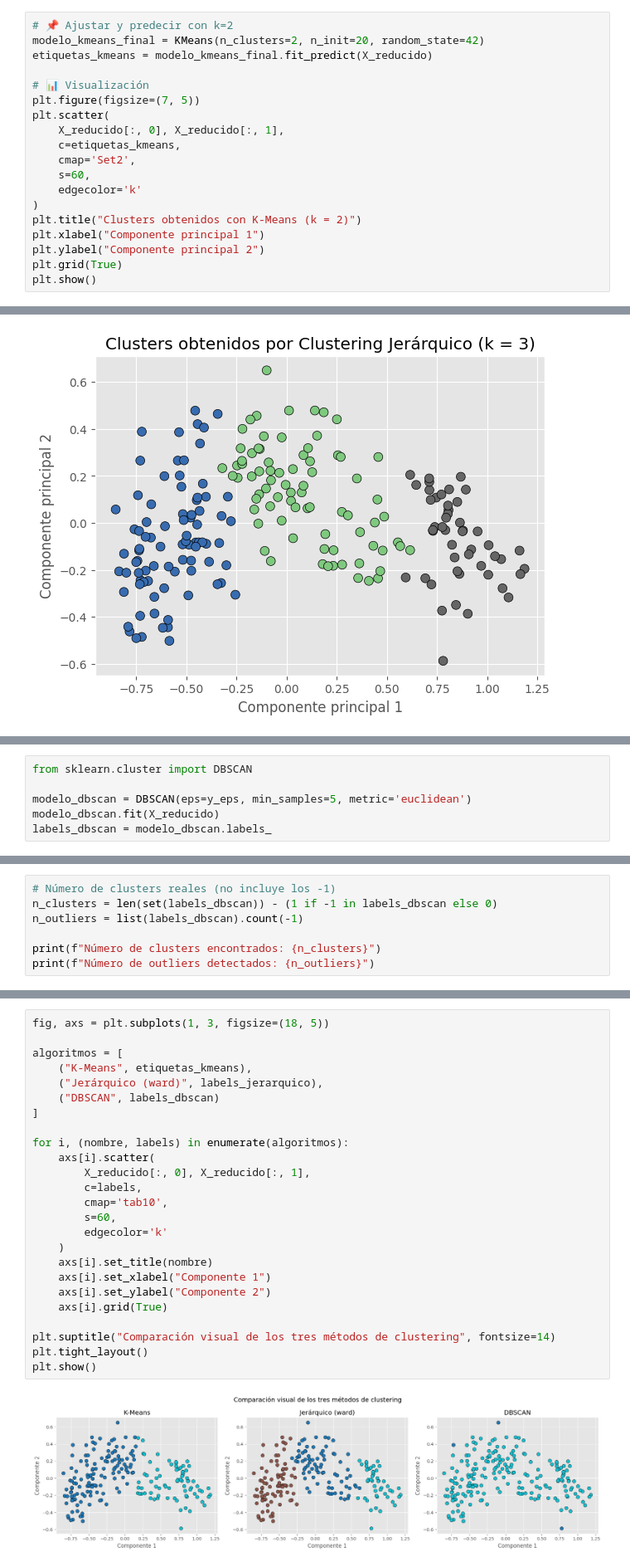
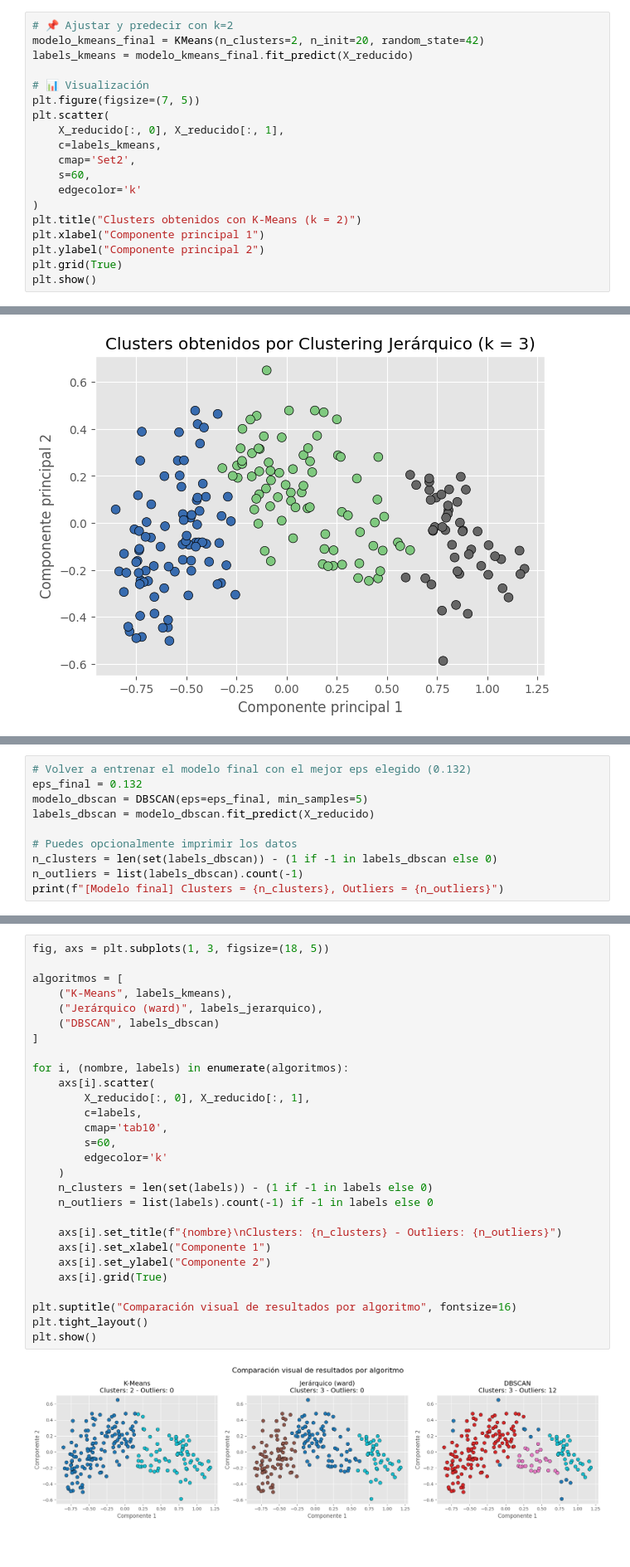
Before and after one commit to 100495884/Aprendizaje-Automatico-P2, a Jupyter notebook: notebooks/notebook_p2.ipynb, the cells around one changed output, grey strips where cells are left out. Shown at 83% size. Cells and saved outputs as stored; diff of their text form.

```diff
--- a/notebooks/notebook_p2.ipynb
+++ b/notebooks/notebook_p2.ipynb
@@ -185,13 +192,13 @@ Cada color representa un cluster, y el gráfico permite observar la separación
 # %%
 # 📌 Ajustar y predecir con k=2
 modelo_kmeans_final = KMeans(n_clusters=2, n_init=20, random_state=42)
-etiquetas_kmeans = modelo_kmeans_final.fit_predict(X_reducido)
+labels_kmeans = modelo_kmeans_final.fit_predict(X_reducido)
 
 # 📊 Visualización
 plt.figure(figsize=(7, 5))
 plt.scatter(
     X_reducido[:, 0], X_reducido[:, 1],
-    c=etiquetas_kmeans,
+    c=labels_kmeans,
     cmap='Set2',
     s=60,
     edgecolor='k'
@@ -369,7 +378 @@ x_point=195, y_eps=0.1609
-# %%
-from sklearn.cluster import DBSCAN
-
-modelo_dbscan = DBSCAN(eps=y_eps, min_samples=5, metric='euclidean')
-modelo_dbscan.fit(X_reducido)
-labels_dbscan = modelo_dbscan.labels_
 # %%
@@ -403,8 +422,11 @@ plt.show()
 # %%
-# Número de clusters reales (no incluye los -1)
+# Volver a entrenar el modelo final con el mejor eps elegido (0.132)
+eps_final = 0.132
+modelo_dbscan = DBSCAN(eps=eps_final, min_samples=5)
+labels_dbscan = modelo_dbscan.fit_predict(X_reducido)
+
+# Puedes opcionalmente imprimir los datos
 n_clusters = len(set(labels_dbscan)) - (1 if -1 in labels_dbscan else 0)
 n_outliers = list(labels_dbscan).count(-1)
-
-print(f"Número de clusters encontrados: {n_clusters}")
-print(f"Número de outliers detectados: {n_outliers}")
+print(f"[Modelo final] Clusters = {n_clusters}, Outliers = {n_outliers}")
 # %% [output]
@@ -426,27 +476,30 @@ La visualización nos permite observar cuál de los métodos separa mejor los gr
 # %%
 fig, axs = plt.subplots(1, 3, figsize=(18, 5))
 
 algoritmos = [
-    ("K-Means", etiquetas_kmeans),
+    ("K-Means", labels_kmeans),
     ("Jerárquico (ward)", labels_jerarquico),
     ("DBSCAN", labels_dbscan)
 ]
 
 for i, (nombre, labels) in enumerate(algoritmos):
     axs[i].scatter(
         X_reducido[:, 0], X_reducido[:, 1],
         c=labels,
         cmap='tab10',
         s=60,
         edgecolor='k'
     )
-    axs[i].set_title(nombre)
+    n_clusters = len(set(labels)) - (1 if -1 in labels else 0)
+    n_outliers = list(labels).count(-1) if -1 in labels else 0
+
+    axs[i].set_title(f"{nombre}\nClusters: {n_clusters} - Outliers: {n_outliers}")
     axs[i].set_xlabel("Componente 1")
     axs[i].set_ylabel("Componente 2")
     axs[i].grid(True)
 
-plt.suptitle("Comparación visual de los tres métodos de clustering", fontsize=14)
+plt.suptitle("Comparación visual de resultados por algoritmo", fontsize=16)
 plt.tight_layout()
 plt.show()
 # %% [output]
-[figure, old version]
+[figure, new version]
```
Also changed, not shown: parts of 18 cells of this notebook.
